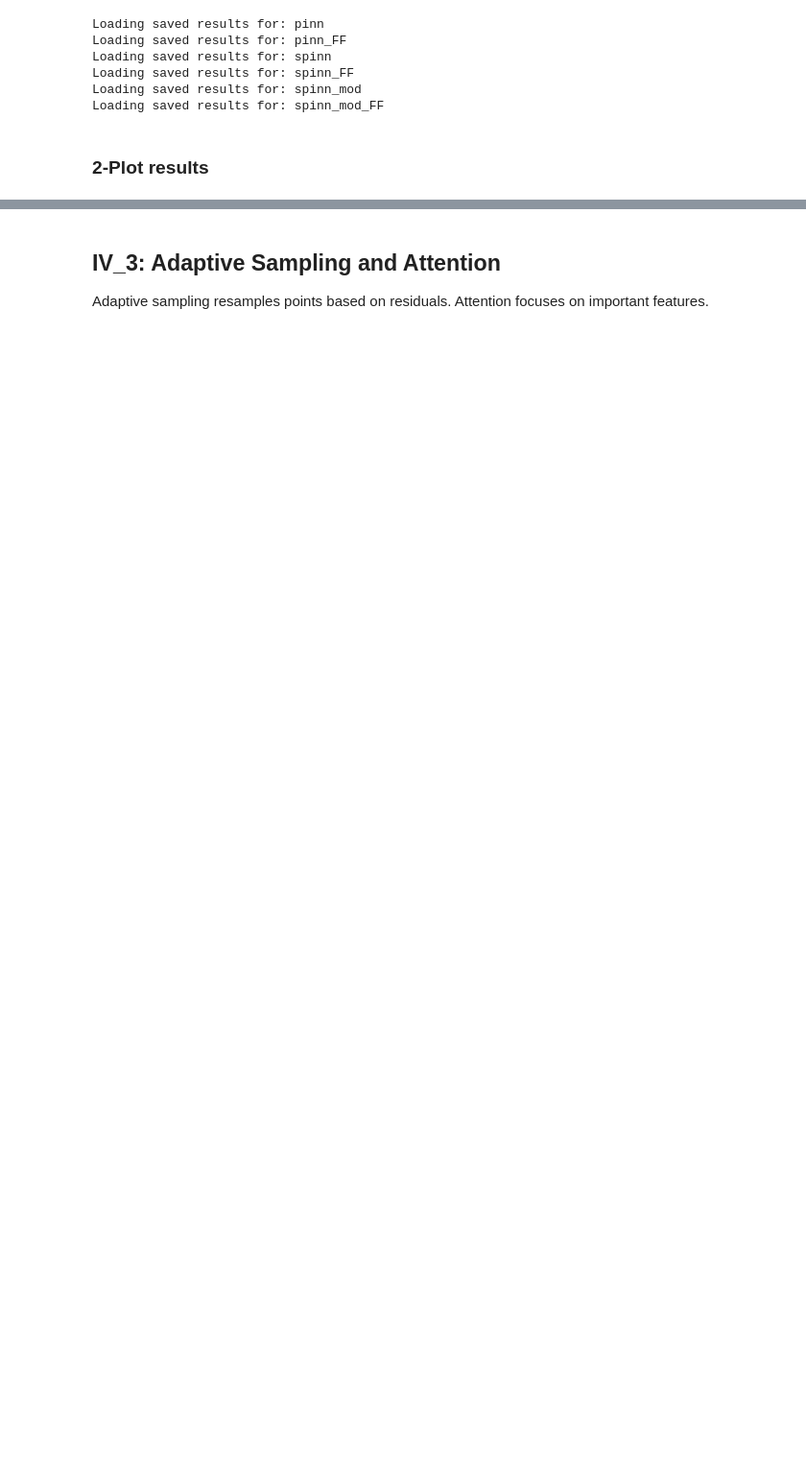
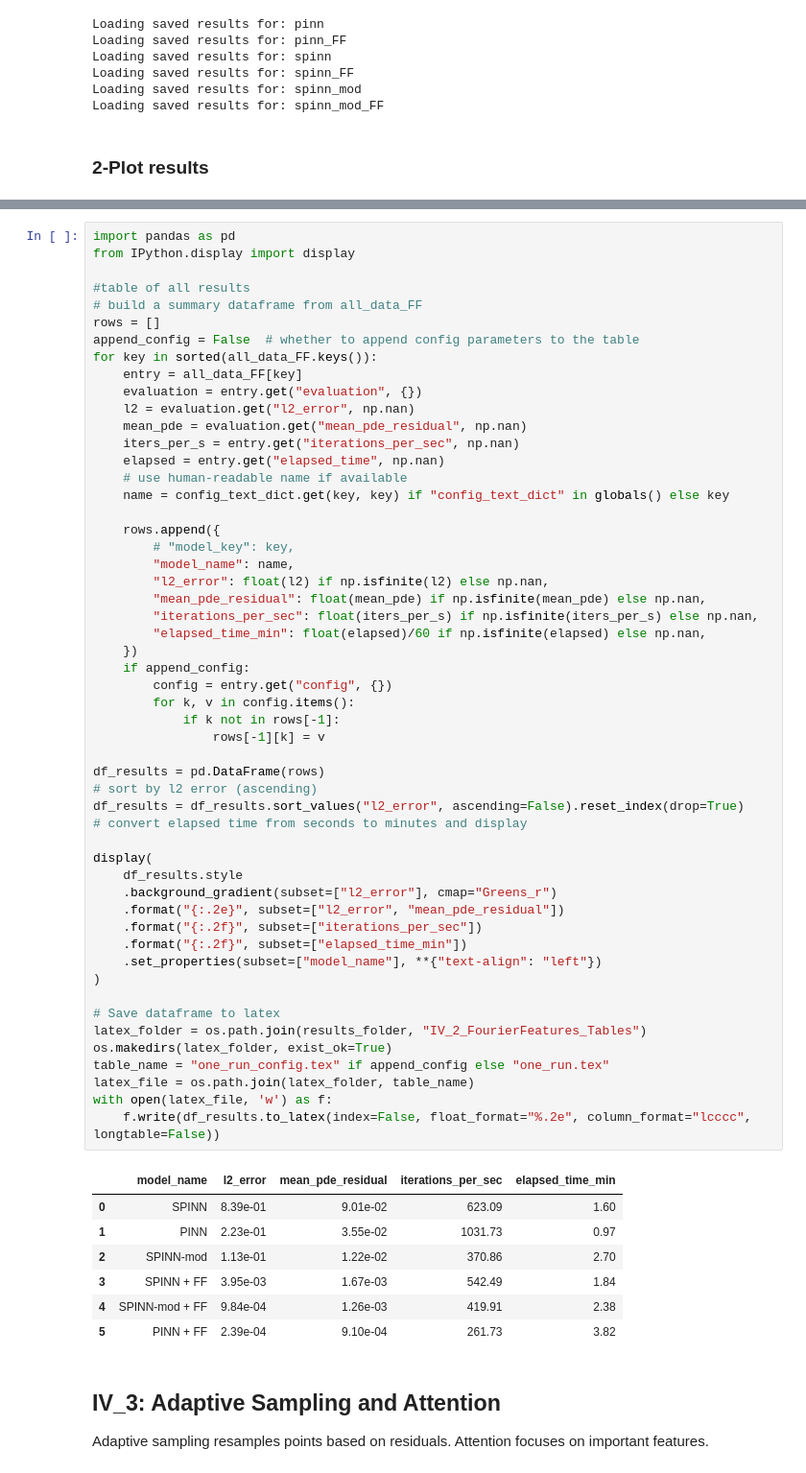
Before and after one commit to bonneted/PhD, a Jupyter notebook: IV_ImprovingTraining.ipynb, the cells around one changed output, grey strips where cells are left out. Shown at 96% size. Saved outputs shown, nothing was run; the diff lists cells and outputs as text; blank space fills up the shorter version.

```diff
--- a/IV_ImprovingTraining.ipynb
+++ b/IV_ImprovingTraining.ipynb
@@ -216,6 +212,67 @@ fig.savefig(os.path.join(figure_folder, figure_name), bbox_inches='tight', dpi=3
 # %% [output]
 Fig width: 10.5, set it to 3.50 < 6.34 (A4 with margins) in latex to have a printed font size of 6.00 for titles and 5.00 for the axis
 [figure]
+# %%
+import pandas as pd
+from IPython.display import display
+
+#table of all results
+# build a summary dataframe from all_data_FF
+rows = []
+append_config = False  # whether to append config parameters to the table
+for key in sorted(all_data_FF.keys()):
+    entry = all_data_FF[key]
+    evaluation = entry.get("evaluation", {})
+    l2 = evaluation.get("l2_error", np.nan)
+    mean_pde = evaluation.get("mean_pde_residual", np.nan)
+    iters_per_s = entry.get("iterations_per_sec", np.nan)
+    elapsed = entry.get("elapsed_time", np.nan)
+    # use human-readable name if available
+    name = config_text_dict.get(key, key) if "config_text_dict" in globals() else key
+
+    rows.append({
+        # "model_key": key,
+        "model_name": name,
+        "l2_error": float(l2) if np.isfinite(l2) else np.nan,
+        "mean_pde_residual": float(mean_pde) if np.isfinite(mean_pde) else np.nan,
+        "iterations_per_sec": float(iters_per_s) if np.isfinite(iters_per_s) else np.nan,
+        "elapsed_time_min": float(elapsed)/60 if np.isfinite(elapsed) else np.nan,
+    })
+    if append_config:
+        config = entry.get("config", {})
+        for k, v in config.items():
+            if k not in rows[-1]:
+                rows[-1][k] = v
+
+df_results = pd.DataFrame(rows)
+# sort by l2 error (ascending)
+df_results = df_results.sort_values("l2_error", ascending=False).reset_index(drop=True)
+# convert elapsed time from seconds to minutes and display
+
+display(
+    df_results.style
+    .background_gradient(subset=["l2_error"], cmap="Greens_r")
+    .format("{:.2e}", subset=["l2_error", "mean_pde_residual"])
+    .format("{:.2f}", subset=["iterations_per_sec"])
+    .format("{:.2f}", subset=["elapsed_time_min"])
+    .set_properties(subset=["model_name"], **{"text-align": "left"})
+)
+
+# Save dataframe to latex
+latex_folder = os.path.join(results_folder, "IV_2_FourierFeatures_Tables")
+os.makedirs(latex_folder, exist_ok=True)
+table_name = "one_run_config.tex" if append_config else "one_run.tex"
+latex_file = os.path.join(latex_folder, table_name)
+with open(latex_file, 'w') as f:
+    f.write(df_results.to_latex(index=False, float_format="%.2e", column_format="lcccc", longtable=False))
+# %% [output]
+|  | model_name | l2_error | mean_pde_residual | iterations_per_sec | elapsed_time_min |
+| 0 | SPINN | 8.39e-01 | 9.01e-02 | 623.09 | 1.60 |
+| 1 | PINN | 2.23e-01 | 3.55e-02 | 1031.73 | 0.97 |
+| 2 | SPINN-mod | 1.13e-01 | 1.22e-02 | 370.86 | 2.70 |
+| 3 | SPINN + FF | 3.95e-03 | 1.67e-03 | 542.49 | 1.84 |
+| 4 | SPINN-mod + FF | 9.84e-04 | 1.26e-03 | 419.91 | 2.38 |
+| 5 | PINN + FF | 2.39e-04 | 9.10e-04 | 261.73 | 3.82 |
 # %% [markdown]
 ## IV_3: Adaptive Sampling and Attention
 
```
Also changed, not shown: parts of 6 cells of this notebook, 3 other files.
